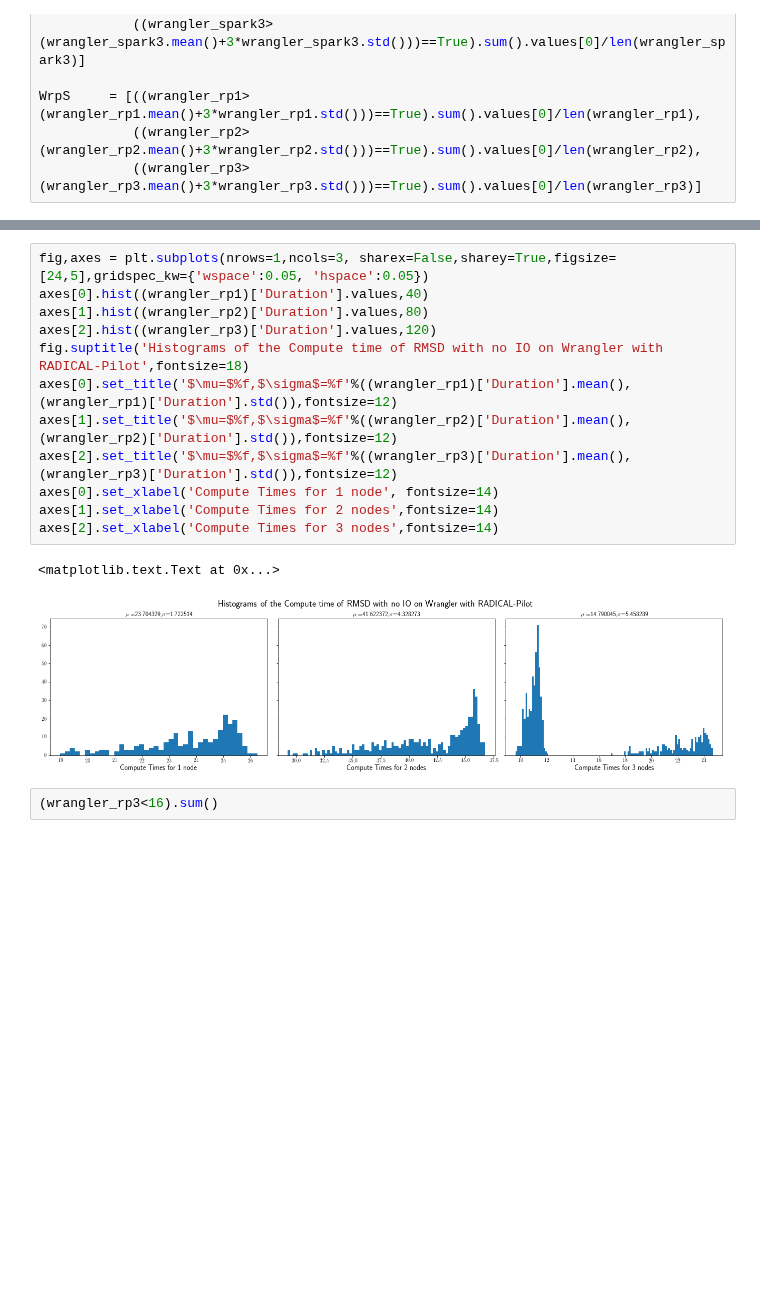
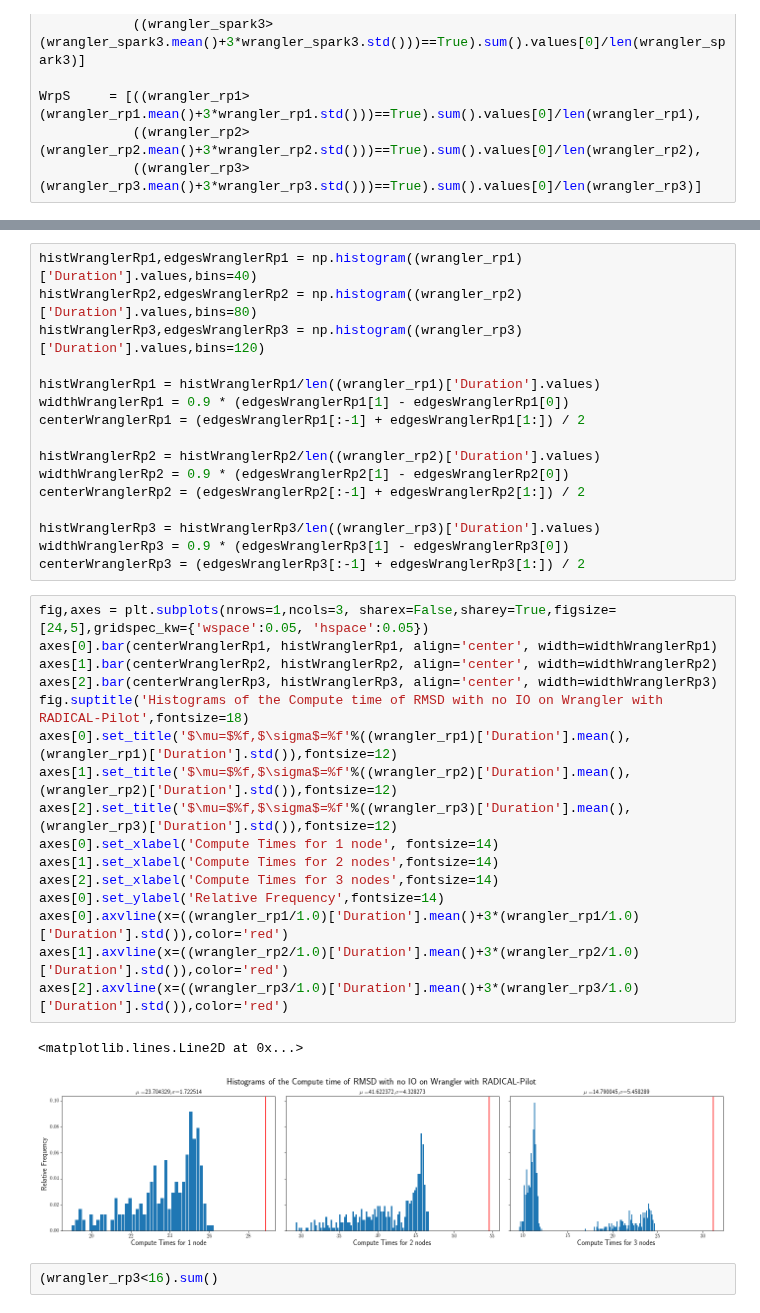
Before and after one commit to radical-experiments/midas_exps, a Jupyter notebook: RMSD-MDAnalysis/ComputeStragglersFrequencyNoIO.ipynb, the cells around one changed output, grey strips where cells are left out. Saved outputs shown, nothing was run; the diff lists cells and outputs as text; blank space fills up the shorter version.

```diff
--- a/RMSD-MDAnalysis/ComputeStragglersFrequencyNoIO.ipynb
+++ b/RMSD-MDAnalysis/ComputeStragglersFrequencyNoIO.ipynb
@@ -227,18 +413,38 @@ axes[2].set_xlabel('Compute Times for 3 nodes',fontsize=14)
+# %%
+histWranglerRp1,edgesWranglerRp1 = np.histogram((wrangler_rp1)['Duration'].values,bins=40)
+histWranglerRp2,edgesWranglerRp2 = np.histogram((wrangler_rp2)['Duration'].values,bins=80)
+histWranglerRp3,edgesWranglerRp3 = np.histogram((wrangler_rp3)['Duration'].values,bins=120)
+
+histWranglerRp1 = histWranglerRp1/len((wrangler_rp1)['Duration'].values)
+widthWranglerRp1 = 0.9 * (edgesWranglerRp1[1] - edgesWranglerRp1[0])
+centerWranglerRp1 = (edgesWranglerRp1[:-1] + edgesWranglerRp1[1:]) / 2
+
+histWranglerRp2 = histWranglerRp2/len((wrangler_rp2)['Duration'].values)
+widthWranglerRp2 = 0.9 * (edgesWranglerRp2[1] - edgesWranglerRp2[0])
+centerWranglerRp2 = (edgesWranglerRp2[:-1] + edgesWranglerRp2[1:]) / 2
+
+histWranglerRp3 = histWranglerRp3/len((wrangler_rp3)['Duration'].values)
+widthWranglerRp3 = 0.9 * (edgesWranglerRp3[1] - edgesWranglerRp3[0])
+centerWranglerRp3 = (edgesWranglerRp3[:-1] + edgesWranglerRp3[1:]) / 2
 # %%
 fig,axes = plt.subplots(nrows=1,ncols=3, sharex=False,sharey=True,figsize=[24,5],gridspec_kw={'wspace':0.05, 'hspace':0.05})
-axes[0].hist((wrangler_rp1)['Duration'].values,40)
-axes[1].hist((wrangler_rp2)['Duration'].values,80)
-axes[2].hist((wrangler_rp3)['Duration'].values,120)
+axes[0].bar(centerWranglerRp1, histWranglerRp1, align='center', width=widthWranglerRp1)
+axes[1].bar(centerWranglerRp2, histWranglerRp2, align='center', width=widthWranglerRp2)
+axes[2].bar(centerWranglerRp3, histWranglerRp3, align='center', width=widthWranglerRp3)
 fig.suptitle('Histograms of the Compute time of RMSD with no IO on Wrangler with RADICAL-Pilot',fontsize=18)
 axes[0].set_title('$\mu=$%f,$\sigma$=%f'%((wrangler_rp1)['Duration'].mean(),(wrangler_rp1)['Duration'].std()),fontsize=12)
 axes[1].set_title('$\mu=$%f,$\sigma$=%f'%((wrangler_rp2)['Duration'].mean(),(wrangler_rp2)['Duration'].std()),fontsize=12)
 axes[2].set_title('$\mu=$%f,$\sigma$=%f'%((wrangler_rp3)['Duration'].mean(),(wrangler_rp3)['Duration'].std()),fontsize=12)
 axes[0].set_xlabel('Compute Times for 1 node', fontsize=14)
 axes[1].set_xlabel('Compute Times for 2 nodes',fontsize=14)
 axes[2].set_xlabel('Compute Times for 3 nodes',fontsize=14)
+axes[0].set_ylabel('Relative Frequency',fontsize=14)
+axes[0].axvline(x=((wrangler_rp1/1.0)['Duration'].mean()+3*(wrangler_rp1/1.0)['Duration'].std()),color='red')
+axes[1].axvline(x=((wrangler_rp2/1.0)['Duration'].mean()+3*(wrangler_rp2/1.0)['Duration'].std()),color='red')
+axes[2].axvline(x=((wrangler_rp3/1.0)['Duration'].mean()+3*(wrangler_rp3/1.0)['Duration'].std()),color='red')
 # %% [output]
-<matplotlib.text.Text at 0x...>
+<matplotlib.lines.Line2D at 0x...>
-[figure, old version]
+[figure, new version]
 # %%
 (wrangler_rp3<16).sum()
 # %% [output]
```
Also changed, not shown: parts of 20 cells of this notebook, 1 other file.
